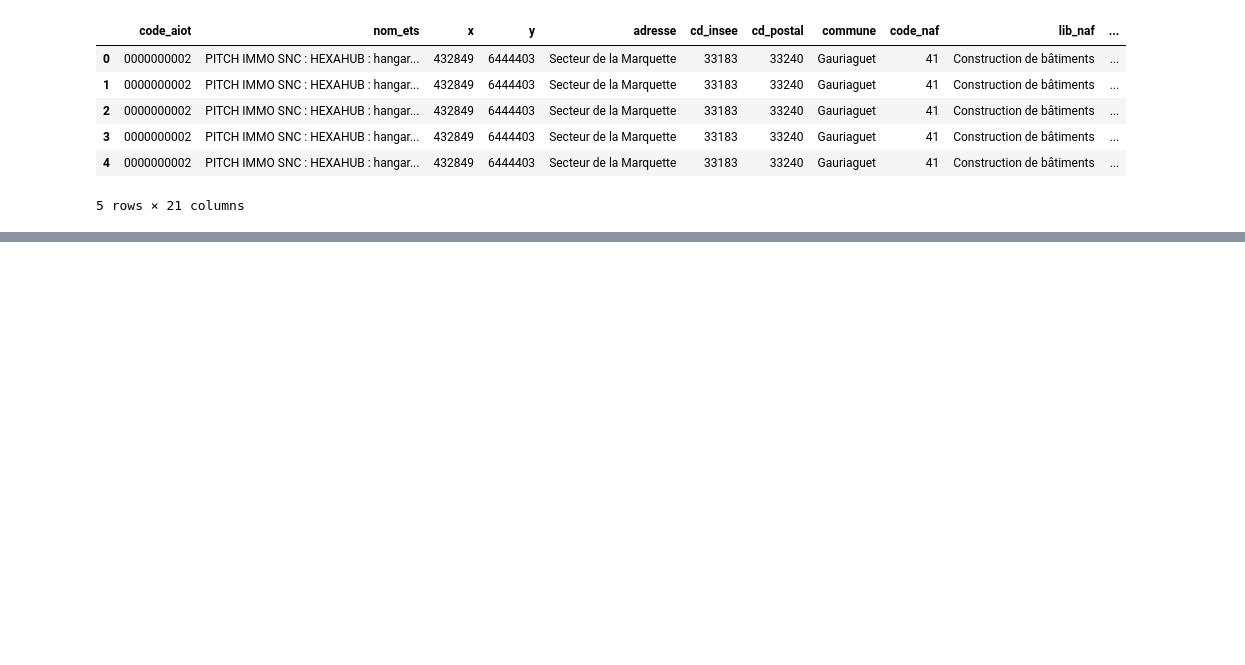
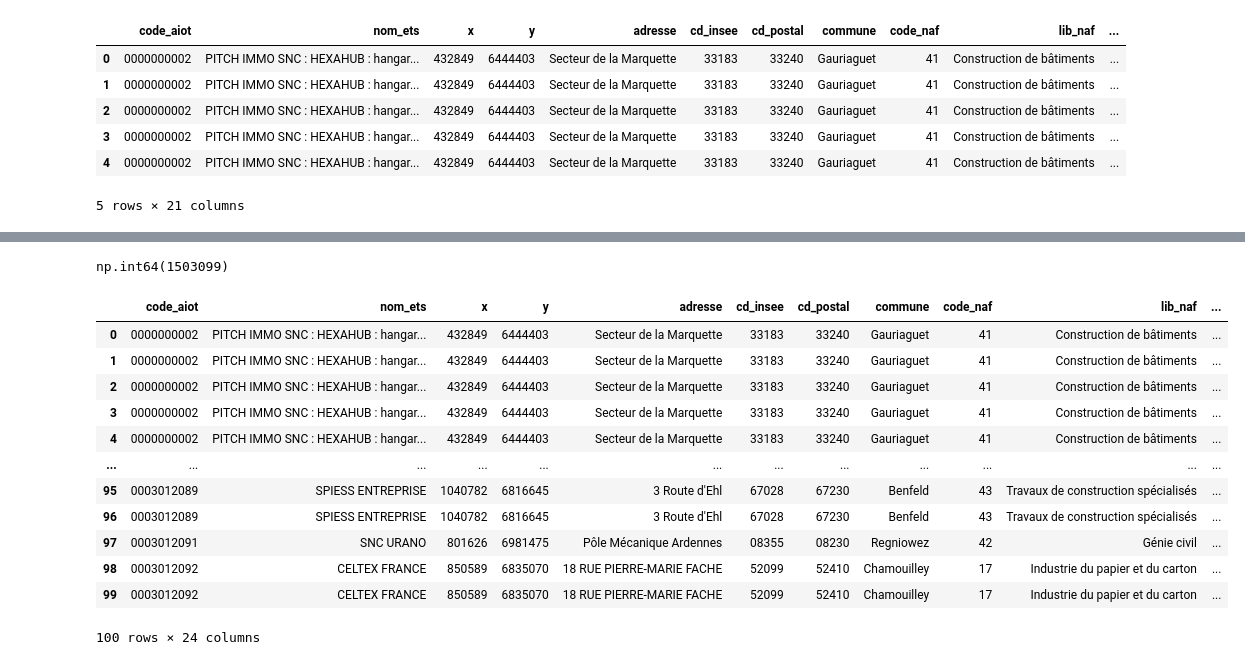
Before and after one commit to EstherHoudant/Hackaton_entreprises_emettrices, a Jupyter notebook: Traitement_donnees_EDF.ipynb, the cells around one changed output, grey strips where cells are left out. Saved outputs shown, nothing was run; the diff lists cells and outputs as text; code cells hidden in the pictures; blank space fills up the shorter version.

```diff
--- a/Traitement_donnees_EDF.ipynb
+++ b/Traitement_donnees_EDF.ipynb
@@ -155,0 +188,5 @@ result.head()
+# %%
+result_NAF['indice_fiabilite_NAF']= result_NAF['activitePrincipaleEtablissement'].str[:2]
+result_NAF['indice_fiabilite_NAF']=result_NAF['indice_fiabilite_NAF'].fillna(0)
+result_NAF['code_naf']=result_NAF['code_naf'].fillna(0)
+result_NAF['indice_fiabilite_NAF'].isna().sum()
@@ -155,0 +195,3 @@ result.head()
+# %%
+result_NAF['indice_fiabilite_NAF']=result_NAF['indice_fiabilite_NAF'].astype(int)-result_NAF['code_naf'].astype(int)
+result_NAF.head()
@@ -156,3 +206,23 @@ result.head()
+# %%
+result_NAF['indice_fiabilite_NAF'].sum()
+# %% [output]
+np.int64(1503099)
+# %%
+result_NAF.head(100)
+# %% [output]
+|  | code_aiot | nom_ets | x | y | adresse | cd_insee | cd_postal | commune | code_naf | lib_naf | ... |
+| 0 | 0000000002 | PITCH IMMO SNC : HEXAHUB : hangar... | 432849 | 6444403 | Secteur de la Marquette | 33183 | 33240 | Gauriaguet | 41 | Construction de bâtiments | ... |
+| 1 | 0000000002 | PITCH IMMO SNC : HEXAHUB : hangar... | 432849 | 6444403 | Secteur de la Marquette | 33183 | 33240 | Gauriaguet | 41 | Construction de bâtiments | ... |
+| 2 | 0000000002 | PITCH IMMO SNC : HEXAHUB : hangar... | 432849 | 6444403 | Secteur de la Marquette | 33183 | 33240 | Gauriaguet | 41 | Construction de bâtiments | ... |
+| 3 | 0000000002 | PITCH IMMO SNC : HEXAHUB : hangar... | 432849 | 6444403 | Secteur de la Marquette | 33183 | 33240 | Gauriaguet | 41 | Construction de bâtiments | ... |
+| 4 | 0000000002 | PITCH IMMO SNC : HEXAHUB : hangar... | 432849 | 6444403 | Secteur de la Marquette | 33183 | 33240 | Gauriaguet | 41 | Construction de bâtiments | ... |
+| ... | ... | ... | ... | ... | ... | ... | ... | ... | ... | ... | ... |
+| 95 | 0003012089 | SPIESS ENTREPRISE | 1040782 | 6816645 | 3 Route d'Ehl | 67028 | 67230 | Benfeld | 43 | Travaux de construction spécialisés | ... |
+| 96 | 0003012089 | SPIESS ENTREPRISE | 1040782 | 6816645 | 3 Route d'Ehl | 67028 | 67230 | Benfeld | 43 | Travaux de construction spécialisés | ... |
+| 97 | 0003012091 | SNC URANO | 801626 | 6981475 | Pôle Mécanique Ardennes | 08355 | 08230 | Regniowez | 42 | Génie civil | ... |
+| 98 | 0003012092 | CELTEX FRANCE | 850589 | 6835070 | 18 RUE PIERRE-MARIE FACHE | 52099 | 52410 | Chamouilley | 17 | Industrie du papier et du carton | ... |
+| 99 | 0003012092 | CELTEX FRANCE | 850589 | 6835070 | 18 RUE PIERRE-MARIE FACHE | 52099 | 52410 | Chamouilley | 17 | Industrie du papier et du carton | ... |
+100 rows × 24 columns
 # %%
 # On récupère un excel trié
 result.to_csv('result_trie.csv', index=False)
```
Also changed, not shown: parts of 10 cells of this notebook, 1 other file.
